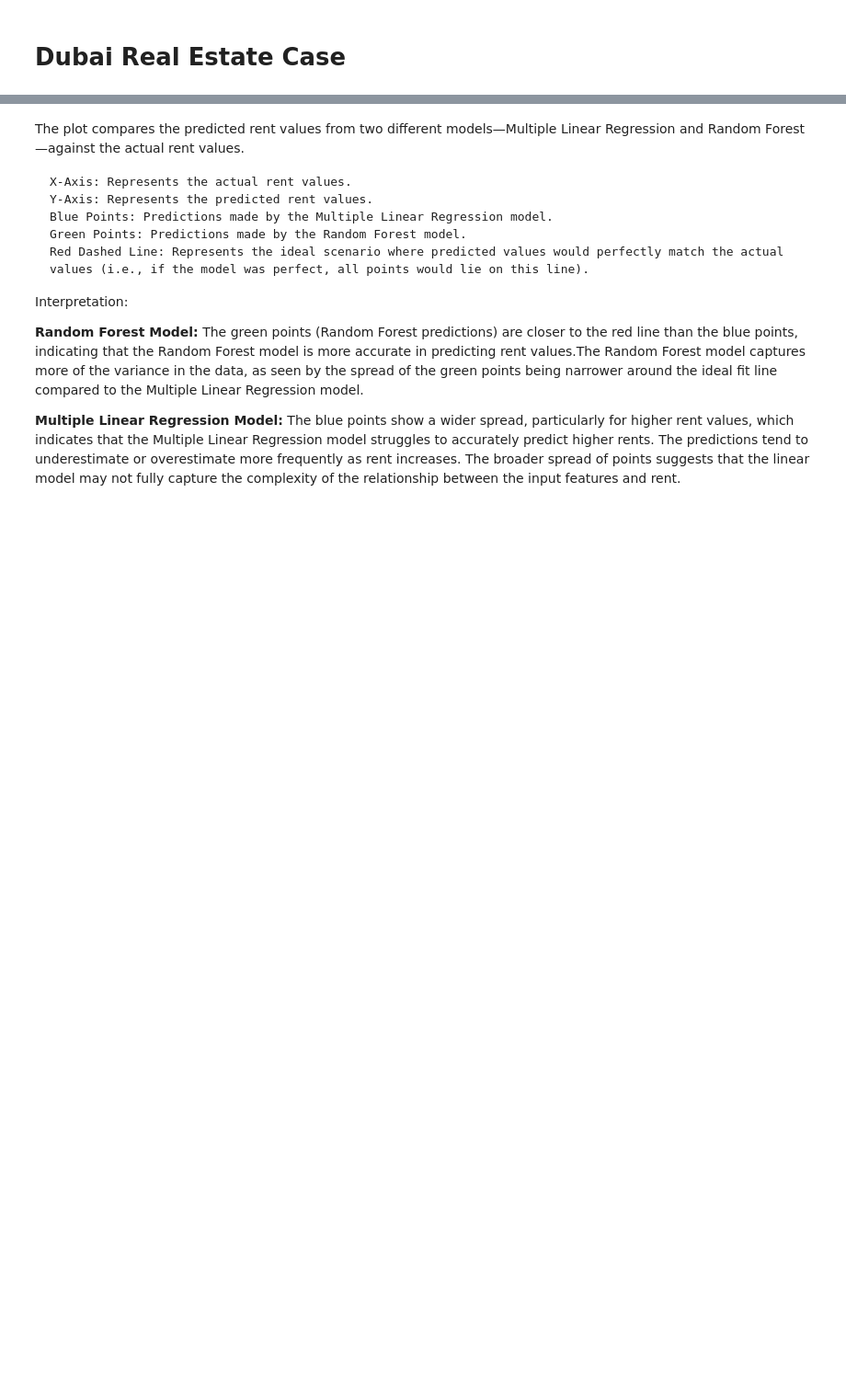
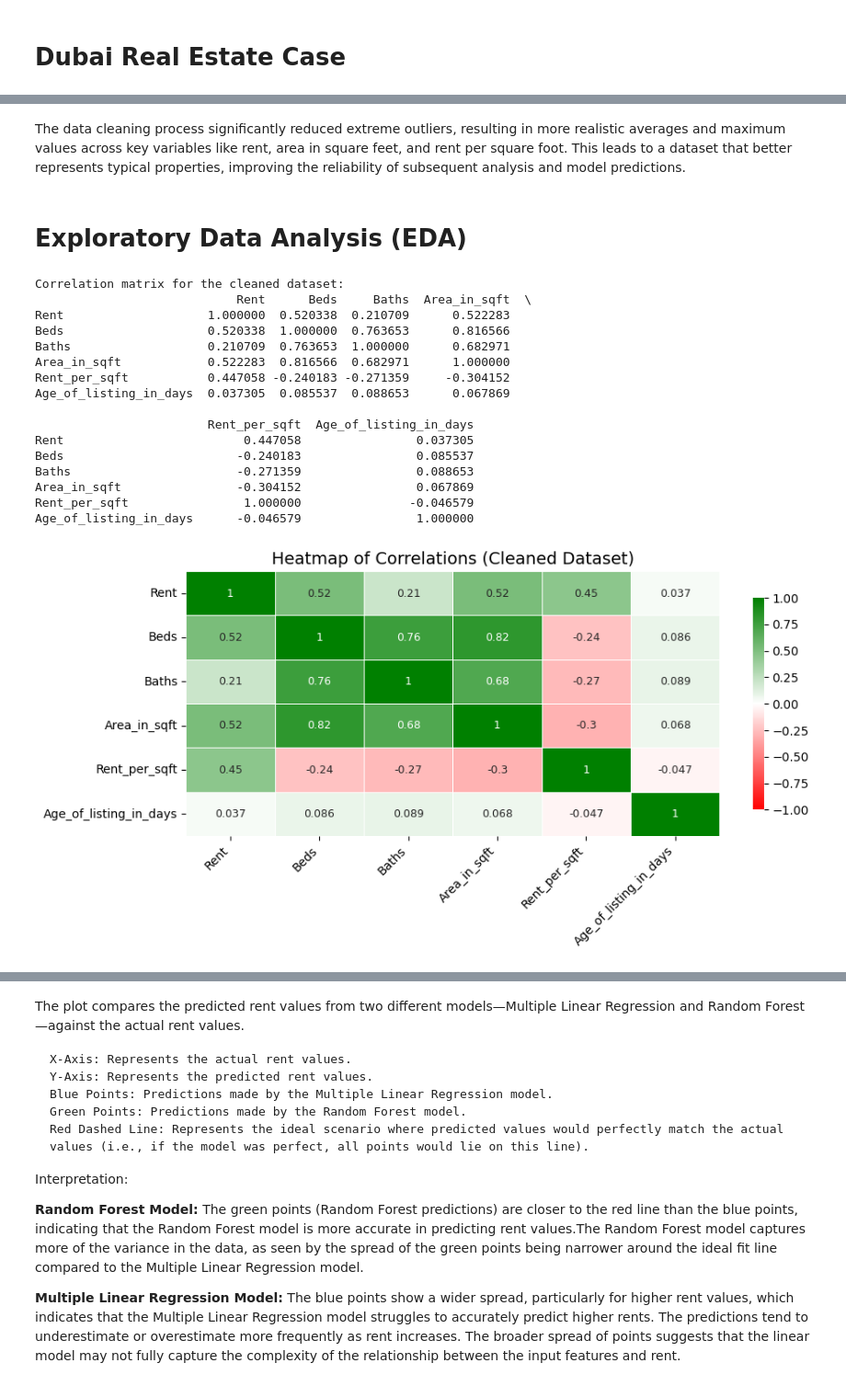
Before and after one commit to m-peter-1/Dubai-Real-Estate, a Jupyter notebook: dubai_real_estate.ipynb, the cells around one changed output, grey strips where cells are left out. Shown at 92% size. Saved outputs shown, nothing was run; the diff lists cells and outputs as text; code cells hidden in the pictures; blank space fills up the shorter version.

```diff
--- a/dubai_real_estate.ipynb
+++ b/dubai_real_estate.ipynb
@@ -884,0 +534,60 @@ plt.show()
+# %% [markdown]
+The data cleaning process significantly reduced extreme outliers, resulting in more realistic averages and maximum values across key variables like rent, area in square feet, and rent per square foot. This leads to a dataset that better represents typical properties, improving the reliability of subsequent analysis and model predictions.
+# %% [markdown]
+# Exploratory Data Analysis (EDA)
+# %%
+# Correlation Tables
+import pandas as pd
+import seaborn as sns
+import matplotlib.pyplot as plt
+
+# Selection of variables to analyze in the cleaned dataset
+variables = ['Rent', 'Beds', 'Baths', 'Area_in_sqft', 'Rent_per_sqft', 'Age_of_listing_in_days']
+
+# Calculation of the correlation matrix in the cleaned dataset
+correlation_matrix_cleaned = df_cleaned[variables].corr()
+
+# Display the correlation matrix
+print("Correlation matrix for the cleaned dataset:")
+print(correlation_matrix_cleaned)
+
+# Create a custom colormap with green for positive, red for negative, and white for neutral
+from matplotlib.colors import LinearSegmentedColormap
+
+# Define the custom colormap
+cmap = LinearSegmentedColormap.from_list('custom_cmap', ['red', 'white', 'green'], N=256)
+
+# Create a heatmap with the custom colormap and rectangular cells
+plt.figure(figsize=(10, 4))  # Adjusted figure size for rectangular cells
+sns.heatmap(
+    correlation_matrix_cleaned,
+    annot=True,
+    cmap=cmap,  # Use the custom colormap
+    vmin=-1,
+    vmax=1,
+    annot_kws={"size": 9},  # Adjust annotation size
+    linewidths=.5,  # Thin lines between cells
+    cbar_kws={"shrink": .8}  # Adjust the color bar size
+)
+plt.title('Heatmap of Correlations (Cleaned Dataset)', fontsize=14)
+plt.xticks(rotation=45, ha='right', fontsize=10)  # Rotate and resize x-axis labels
+plt.yticks(fontsize=10)  # Resize y-axis labels
+plt.show()
+# %% [output]
+Correlation matrix for the cleaned dataset:
+                            Rent      Beds     Baths  Area_in_sqft  \
+Rent                    1.000000  0.520338  0.210709      0.522283
+Beds                    0.520338  1.000000  0.763653      0.816566
+Baths                   0.210709  0.763653  1.000000      0.682971
+Area_in_sqft            0.522283  0.816566  0.682971      1.000000
+Rent_per_sqft           0.447058 -0.240183 -0.271359     -0.304152
+Age_of_listing_in_days  0.037305  0.085537  0.088653      0.067869
+
+                        Rent_per_sqft  Age_of_listing_in_days
+Rent                         0.447058                0.037305
+Beds                        -0.240183                0.085537
+Baths                       -0.271359                0.088653
+Area_in_sqft                -0.304152                0.067869
+Rent_per_sqft                1.000000               -0.046579
+Age_of_listing_in_days      -0.046579                1.000000
+[figure, added]
```
Also changed, not shown: parts of 77 cells of this notebook.
